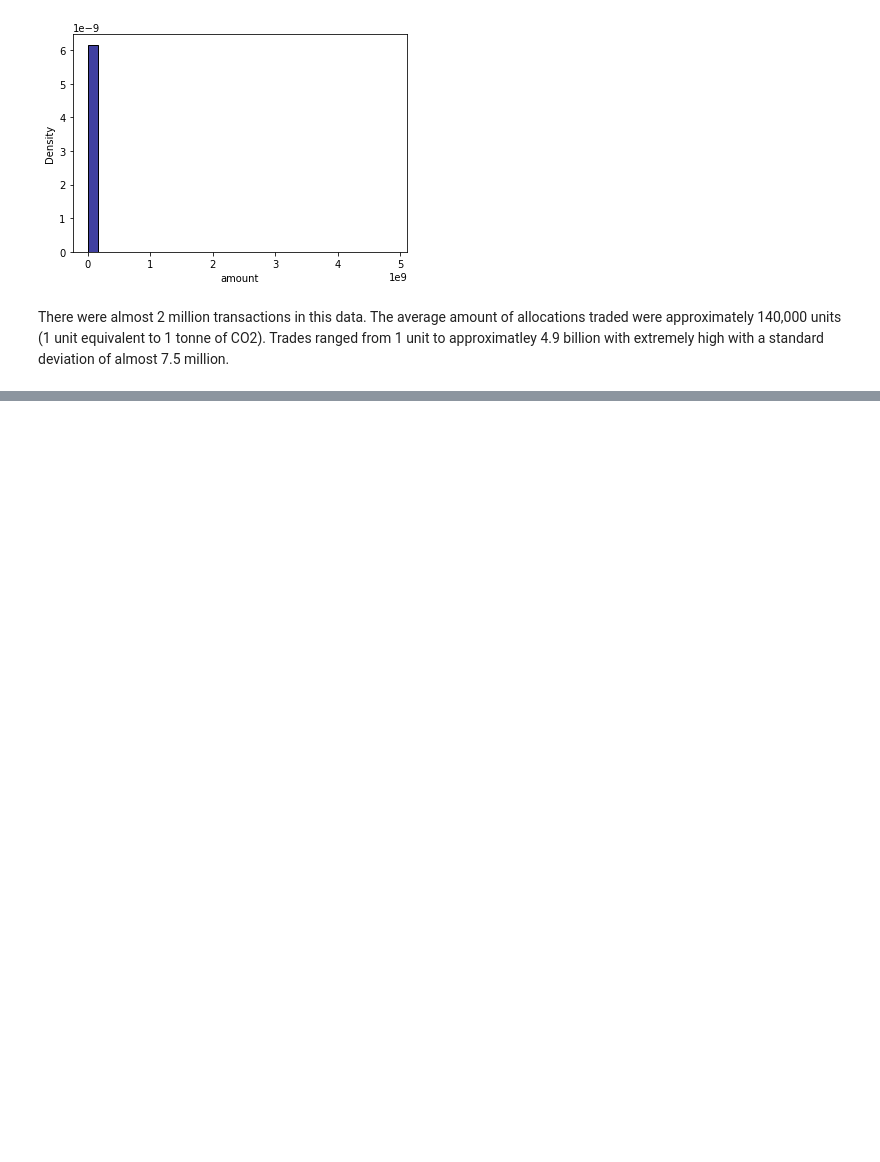
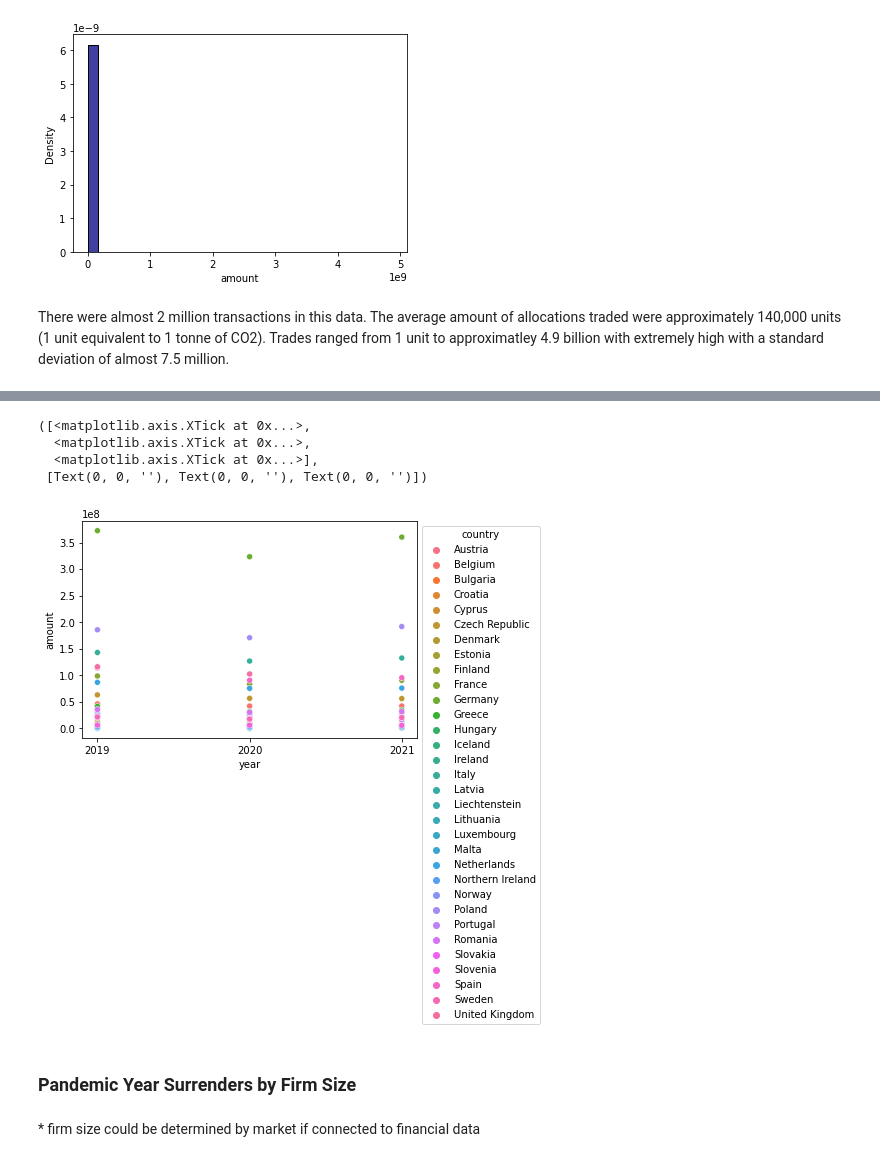
Before and after one commit to joshder/Emission-Trading, a Jupyter notebook: Code/Emissions Trading.ipynb, the cells around one changed output, grey strips where cells are left out. Cells and saved outputs as stored; diff of their text form; code cells hidden in the pictures; blank space fills up the shorter version.

```diff
--- a/Code/Emissions Trading.ipynb
+++ b/Code/Emissions Trading.ipynb
@@ -232,0 +276,36 @@ There were almost 2 million transactions in this data. The average amount of all
+# %%
+pand_surrender_country = surrender_country[surrender_country['year'] > 2018]
+pand_surrender_country = pand_surrender_country[pand_surrender_country['year'] < 2022]
+# %%
+countries = pand_surrender_country['registry_country'].unique()
+# %%
+pand_surrender_by_country = pand_surrender_country.groupby('registry_country')
+# %%
+counter = True
+pand_surrender_by_country_year = ''
+
+for country in countries:
+    country_df = pand_surrender_by_country.get_group(country)[['year', 'amount']]
+    country_df = country_df.groupby('year').sum()
+    country_df['country'] = country
+
+    if counter == True:
+        pand_surrender_by_country_year = country_df
+        counter = False
+
+    else:
+        pand_surrender_by_country_year = pd.concat([pand_surrender_by_country_year, country_df])
+# %%
+ax = sns.scatterplot(data=pand_surrender_by_country_year, x="year", y="amount", hue="country")
+sns.move_legend(ax, "upper left", bbox_to_anchor=(1, 1))
+plt.xticks([2019, 2020, 2021])
+# %% [output]
+([<matplotlib.axis.XTick at 0x...>,
+  <matplotlib.axis.XTick at 0x...>,
+  <matplotlib.axis.XTick at 0x...>],
+ [Text(0, 0, ''), Text(0, 0, ''), Text(0, 0, '')])
+[figure, added]
+# %% [markdown]
+### Pandemic Year Surrenders by Firm Size
+# %% [markdown]
+\* firm size could be determined by market if connected to financial data
```
Also changed, not shown: parts of 35 cells of this notebook.
